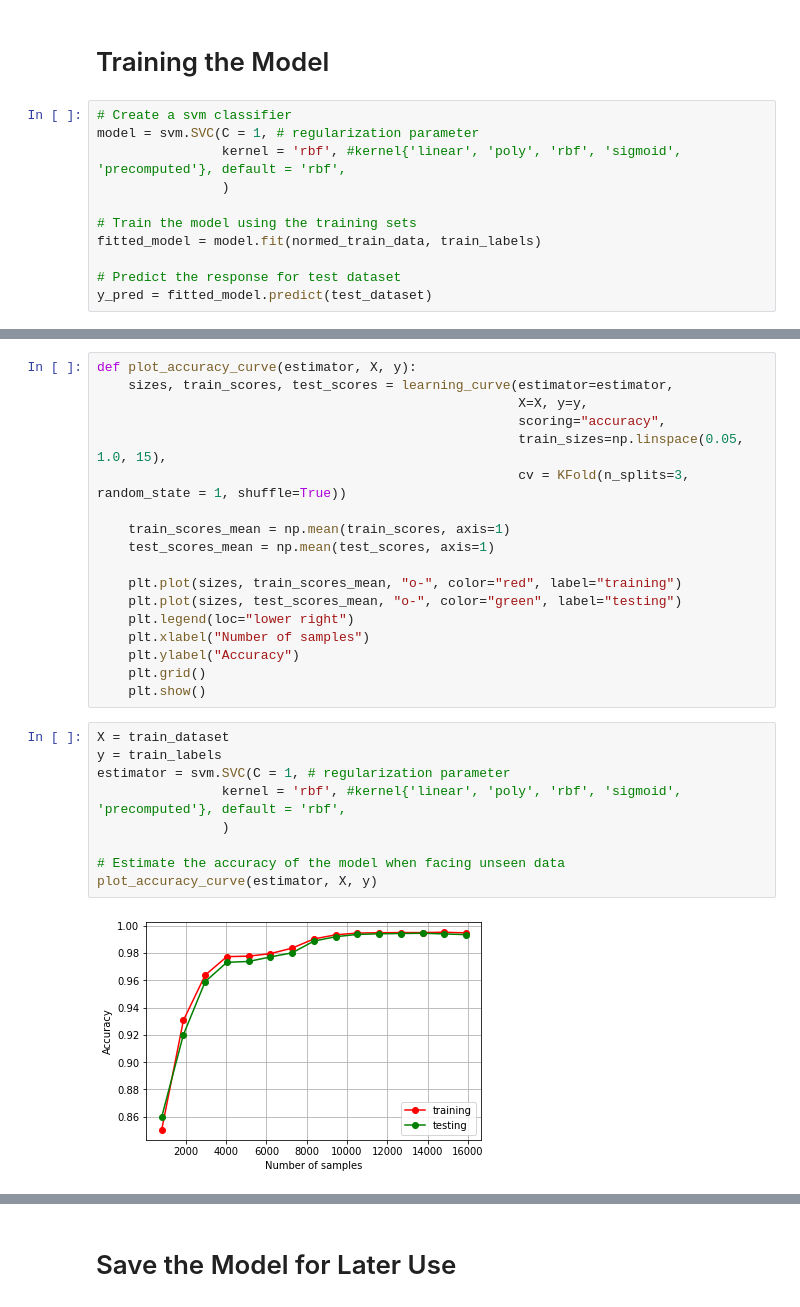
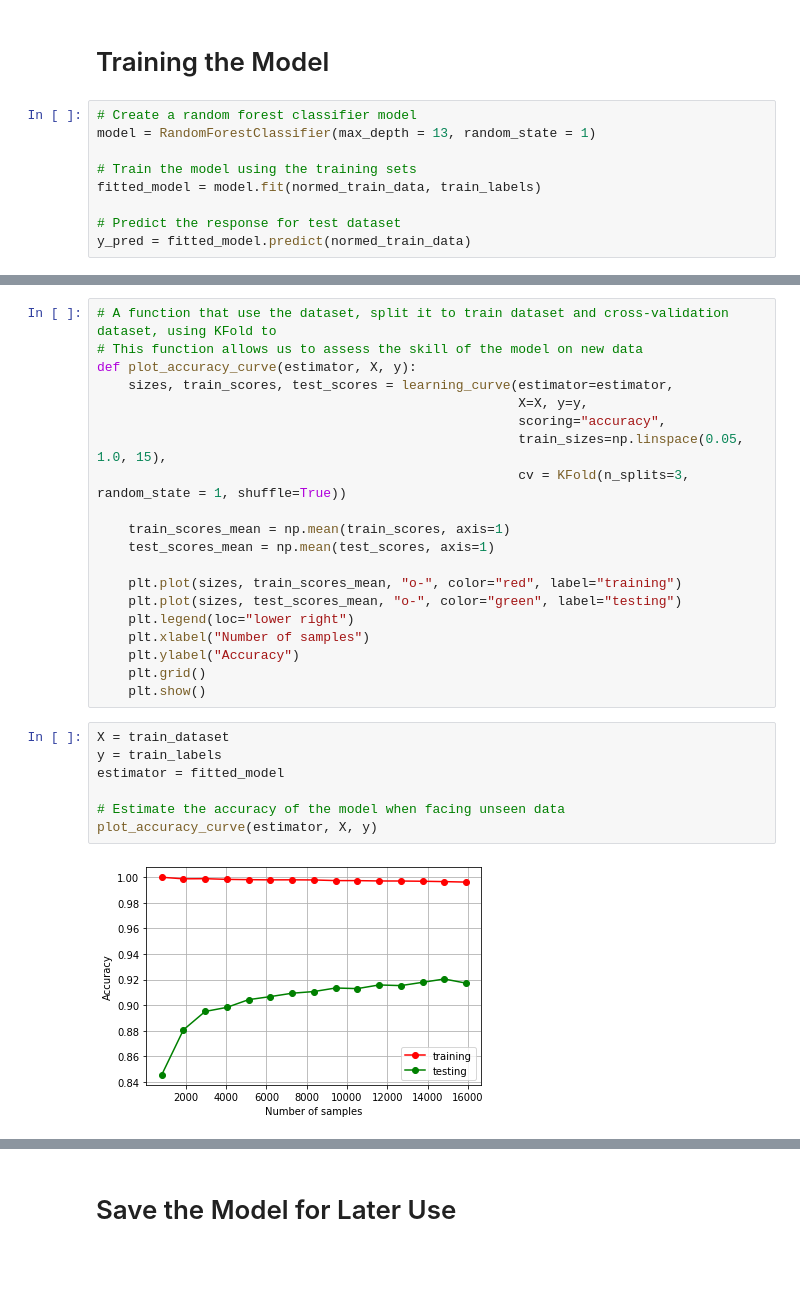
Before and after one commit to LimHonTing/DepressionIndicator, a Jupyter notebook: Depression_Indicator.ipynb, the cells around one changed output, grey strips where cells are left out. Drawn from its saved outputs; the diff is of its cells as text; blank space fills up the shorter version.

```diff
--- a/Depression_Indicator.ipynb
+++ b/Depression_Indicator.ipynb
@@ -302,14 +322,12 @@ normed_train_data.head(10)
 # %% [markdown]
 # Training the Model
 # %%
-# Create a svm classifier
-model = svm.SVC(C = 1, # regularization parameter
-                kernel = 'rbf', #kernel{'linear', 'poly', 'rbf', 'sigmoid', 'precomputed'}, default = 'rbf',
-                )
+# Create a random forest classifier model
+model = RandomForestClassifier(max_depth = 13, random_state = 1)
 
 # Train the model using the training sets
 fitted_model = model.fit(normed_train_data, train_labels)
 
 # Predict the response for test dataset
-y_pred = fitted_model.predict(test_dataset)
+y_pred = fitted_model.predict(normed_train_data)
 # %%
@@ -323,4 +395,6 @@ array([4, 5, 4, 1, 5, 5, 5, 1, 5, 1])
 # %%
+# A function that use the dataset, split it to train dataset and cross-validation dataset, using KFold to
+# This function allows us to assess the skill of the model on new data
 def plot_accuracy_curve(estimator, X, y):
     sizes, train_scores, test_scores = learning_curve(estimator=estimator,
                                                       X=X, y=y,
@@ -341,12 +415,10 @@ def plot_accuracy_curve(estimator, X, y):
 # %%
 X = train_dataset
 y = train_labels
-estimator = svm.SVC(C = 1, # regularization parameter
-                kernel = 'rbf', #kernel{'linear', 'poly', 'rbf', 'sigmoid', 'precomputed'}, default = 'rbf',
-                )
+estimator = fitted_model
 
 # Estimate the accuracy of the model when facing unseen data
 plot_accuracy_curve(estimator, X, y)
 # %% [output]
-[figure, old version]
+[figure, new version]
 # %%
```
Also changed, not shown: parts of 46 cells of this notebook.
